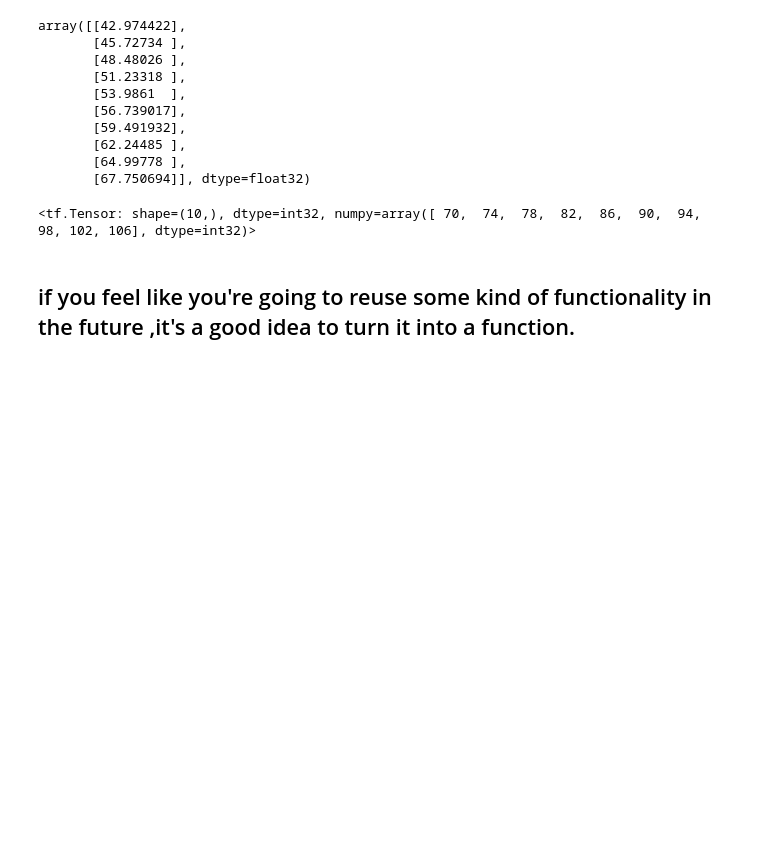
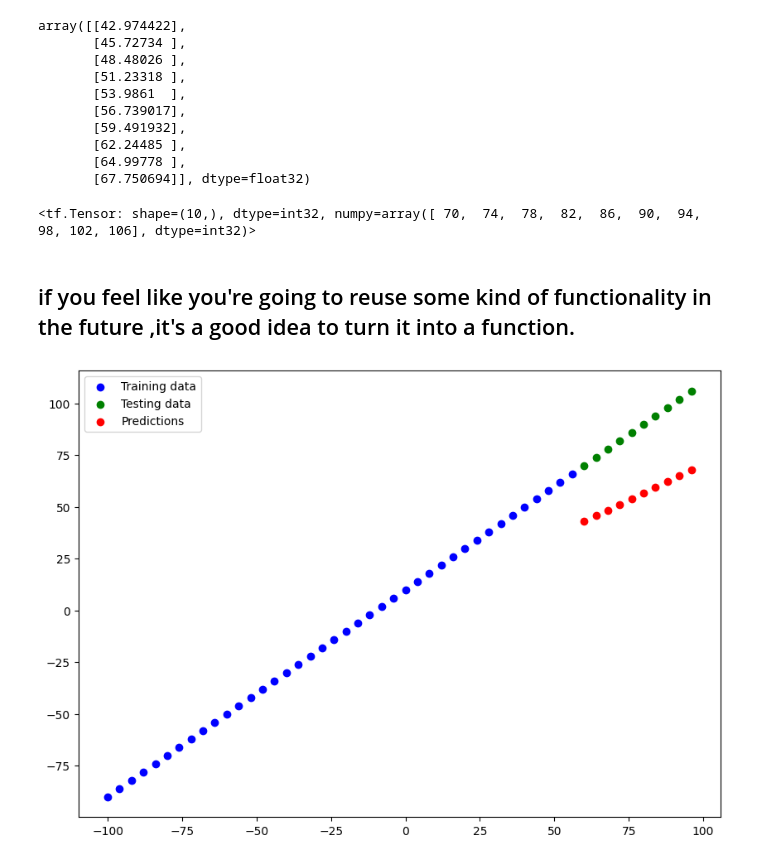
Before and after one commit to Sumanthbabu-Muthineni/Regression_tensorflow, a Jupyter notebook: 01_neural_network_regression_with_tensorflow.ipynb, the cells around one changed output. Cells and saved outputs as stored; diff of their text form; code cells hidden in the pictures; blank space fills up the shorter version.

```diff
--- a/01_neural_network_regression_with_tensorflow.ipynb
+++ b/01_neural_network_regression_with_tensorflow.ipynb
@@ -408,3 +408,15 @@ Y_test
 def plot_predictions(train_data=X_train, train_labels=Y_train ,test_data=X_test, test_labels=Y_test ,predictions=y_pred):
   """ plot training data ,  test data and compare predictions to ground truth labels """
   plt.figure(figsize=(10,7))
+  #Plot training data in blue
+  plt.scatter(train_data,train_labels,c="b",label="Training data")
+  #Plot testing data in green
+  plt.scatter(test_data,test_labels,c="g",label="Testing data")
+  #plot models predicitons data in red
+  plt.scatter(test_data,predictions,c="r",label="Predictions")
+  #Show a legend
+  plt.legend();
+# %%
+plot_predictions()
+# %% [output]
+[figure, added]
```
